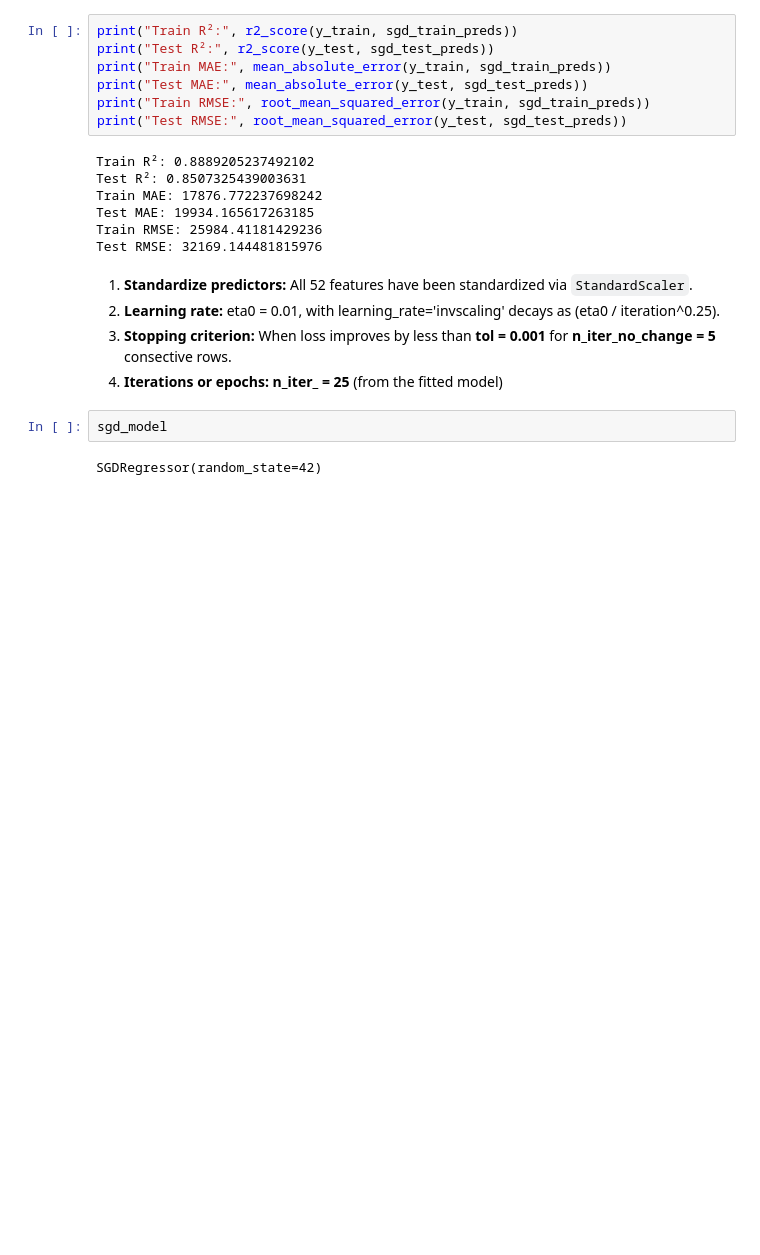
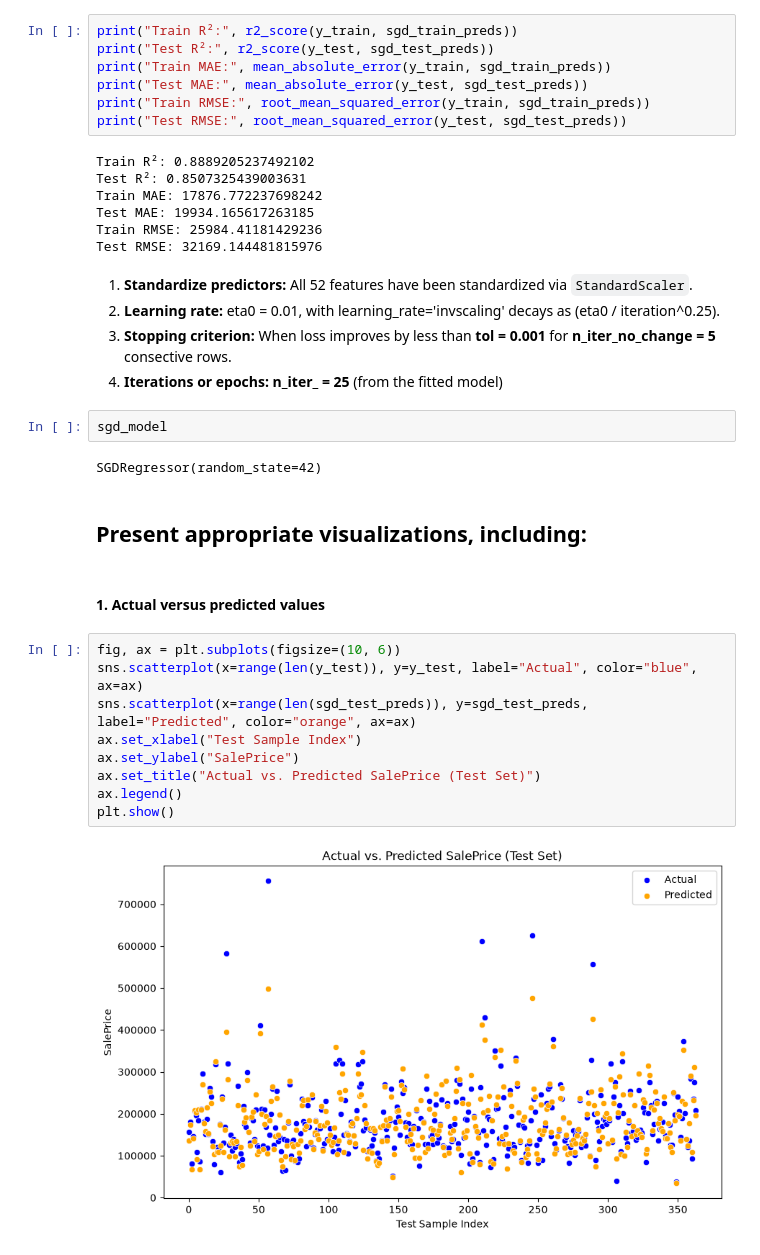
Before and after one commit to FarhanKhan1/MSAI_Machine_Learning, a Jupyter notebook: assignments_1/notebooks/q1_linear_regression.ipynb, the cells around one changed output. Saved outputs shown, nothing was run; the diff lists cells and outputs as text; blank space fills up the shorter version.

```diff
--- a/assignments_1/notebooks/q1_linear_regression.ipynb
+++ b/assignments_1/notebooks/q1_linear_regression.ipynb
@@ -222,3 +222,18 @@ Test RMSE: 32169.144481815976
 sgd_model
 # %% [output]
 SGDRegressor(random_state=42)
+# %% [markdown]
+## **Present appropriate visualizations, including:**
+# %% [markdown]
+#### **1. Actual versus predicted values**
+# %%
+fig, ax = plt.subplots(figsize=(10, 6))
+sns.scatterplot(x=range(len(y_test)), y=y_test, label="Actual", color="blue", ax=ax)
+sns.scatterplot(x=range(len(sgd_test_preds)), y=sgd_test_preds, label="Predicted", color="orange", ax=ax)
+ax.set_xlabel("Test Sample Index")
+ax.set_ylabel("SalePrice")
+ax.set_title("Actual vs. Predicted SalePrice (Test Set)")
+ax.legend()
+plt.show()
+# %% [output]
+[figure, added]
```
Also changed, not shown: parts of 3 cells of this notebook.
